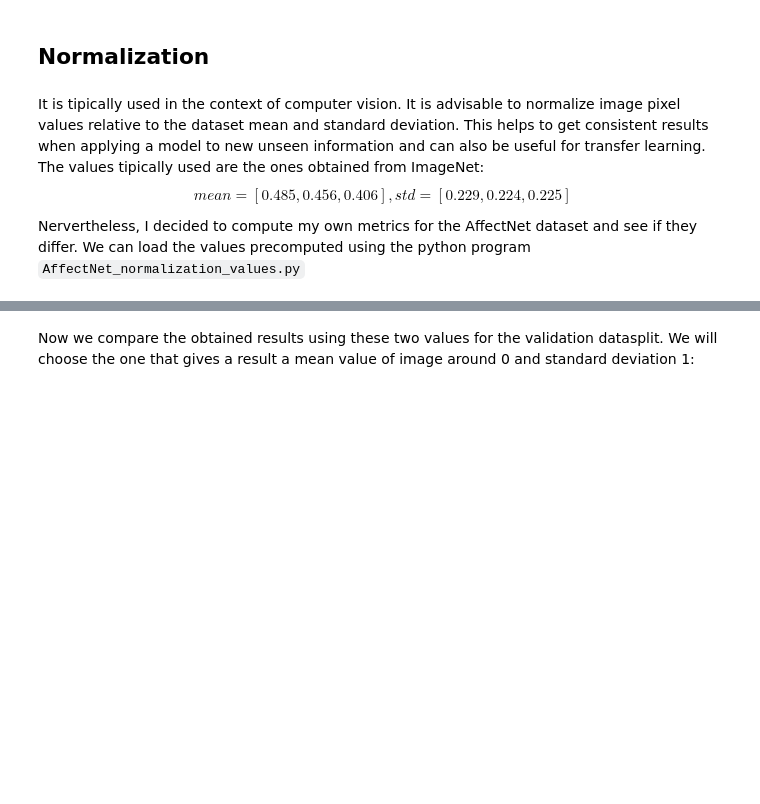
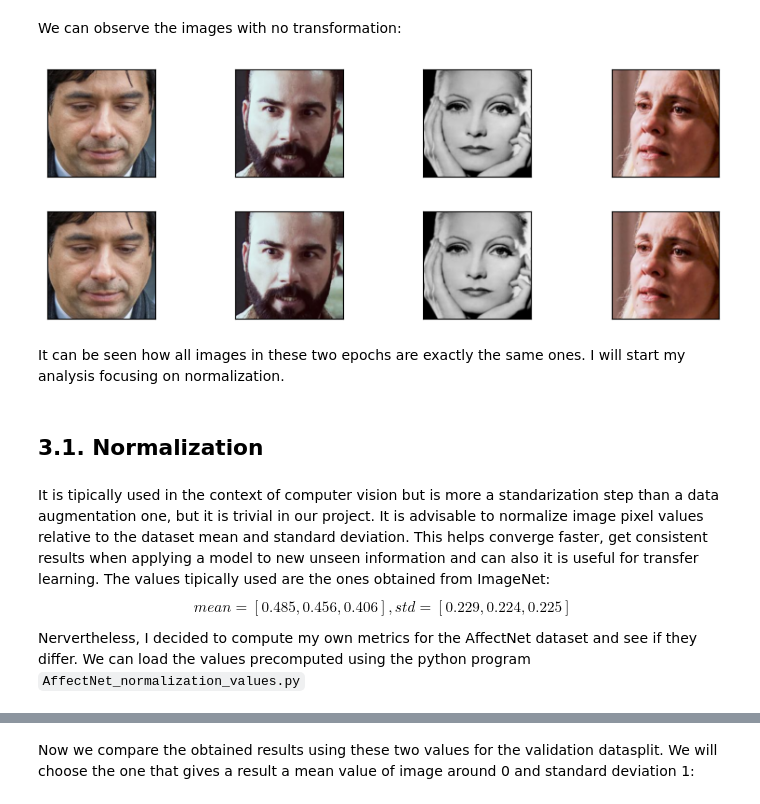
Before and after one commit to armand-07/emotion_recognition, a Jupyter notebook: notebooks/data_validation.ipynb, the cells around one changed output, grey strips where cells are left out. Saved outputs shown, nothing was run; the diff lists cells and outputs as text; code cells hidden in the pictures; blank space fills up the shorter version.

```diff
--- a/notebooks/data_validation.ipynb
+++ b/notebooks/data_validation.ipynb
@@ -464,7 +536,19 @@ def compute_mean_std (dataloader):
+# %% [markdown]
+We can observe the images with no transformation:
+# %%
+no_norm = transforms.Compose([
+    transforms.ToDtype(torch.float32, scale = True),                                # Convert the image to float32 and scale it to [0,1],
+])
+show_transformation(no_norm)
+# %% [output]
+[figure, added]
+[figure, added]
+# %% [markdown]
+It can be seen how all images in these two epochs are exactly the same ones. I will start my analysis focusing on normalization.
 # %% [markdown]
-## Normalization
+## 3.1. Normalization
 # %% [markdown]
-It is tipically used in the context of computer vision. It is advisable to normalize image pixel values relative to the dataset mean and standard deviation. This helps to get consistent results when applying a model to new unseen information and can also be useful for transfer learning. The values tipically used are the ones obtained from ImageNet:
+It is tipically used in the context of computer vision but is more a standarization step than a data augmentation one, but it is trivial in our project. It is advisable to normalize image pixel values relative to the dataset mean and standard deviation. This helps converge faster, get consistent results when applying a model to new unseen information and can also it is useful for transfer learning. The values tipically used are the ones obtained from ImageNet:
 $$mean=[0.485, 0.456, 0.406], std=[0.229, 0.224, 0.225]$$
 
 Nervertheless, I decided to compute my own metrics for the AffectNet dataset and see if they differ. We can load the values precomputed using the python program `AffectNet_normalization_values.py`
```
Also changed, not shown: parts of 81 cells of this notebook, 4 other files.
